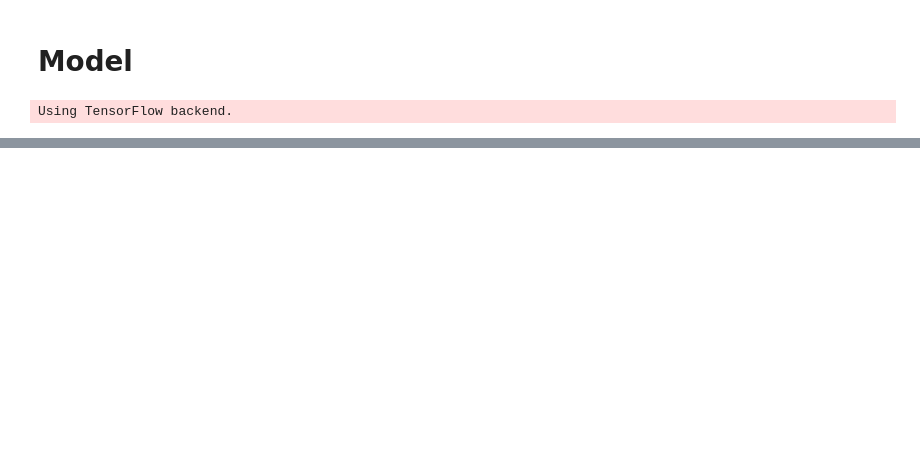
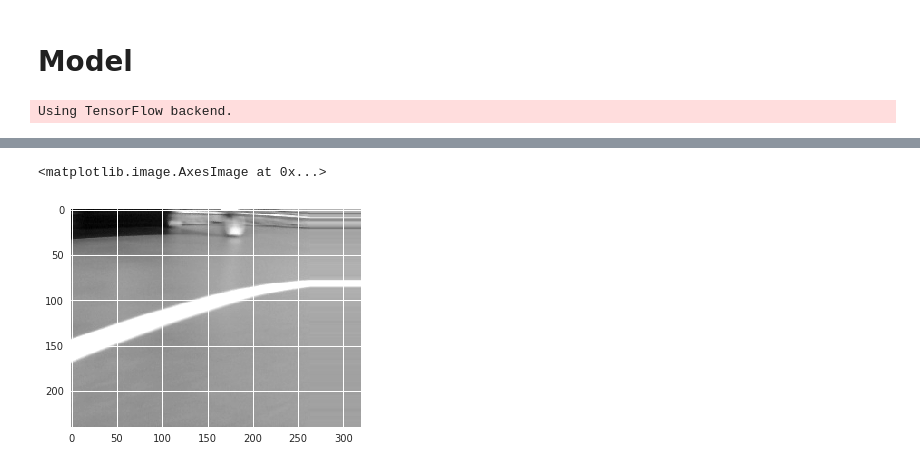
Before and after one commit to pkern90/rc-car, a Jupyter notebook: steering_model.ipynb, the cells around one changed output, grey strips where cells are left out. Cells and saved outputs as stored; diff of their text form; code cells hidden in the pictures; blank space fills up the shorter version.

```diff
--- a/steering_model.ipynb
+++ b/steering_model.ipynb
@@ -152 +171,11 @@ train_flow = datagen.flow(x_train, drv_log['steer'], batch_size=32)
+# %%
+with open(path.join('data', 'sample.p'), 'rb') as f:
+    data = pickle.load(f)
+# %%
+x_train, y_train = data
+# %%
+plt.imshow(x_train[0, :, :, 0], cmap='gray')
+# %% [output]
+<matplotlib.image.AxesImage at 0x...>
+[figure, added]
 # %%
```
Also changed, not shown: parts of 20 cells of this notebook, 5 other files.
